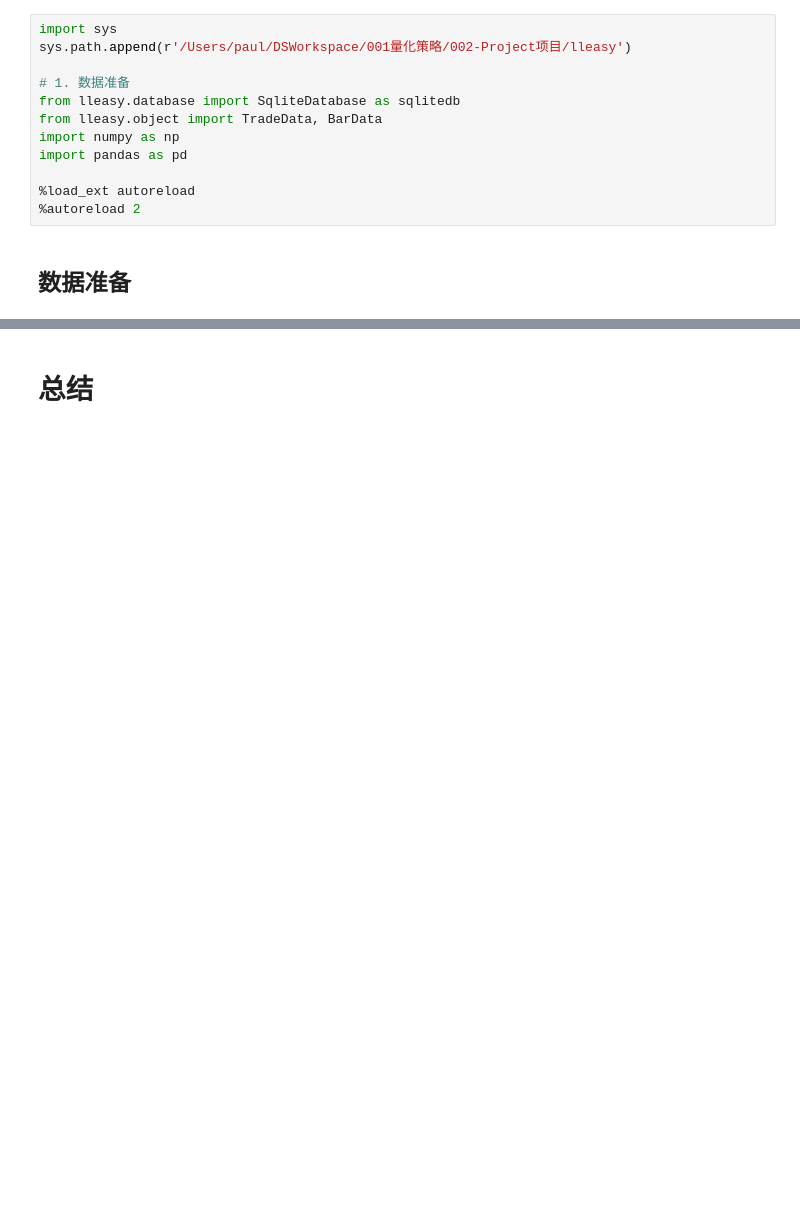
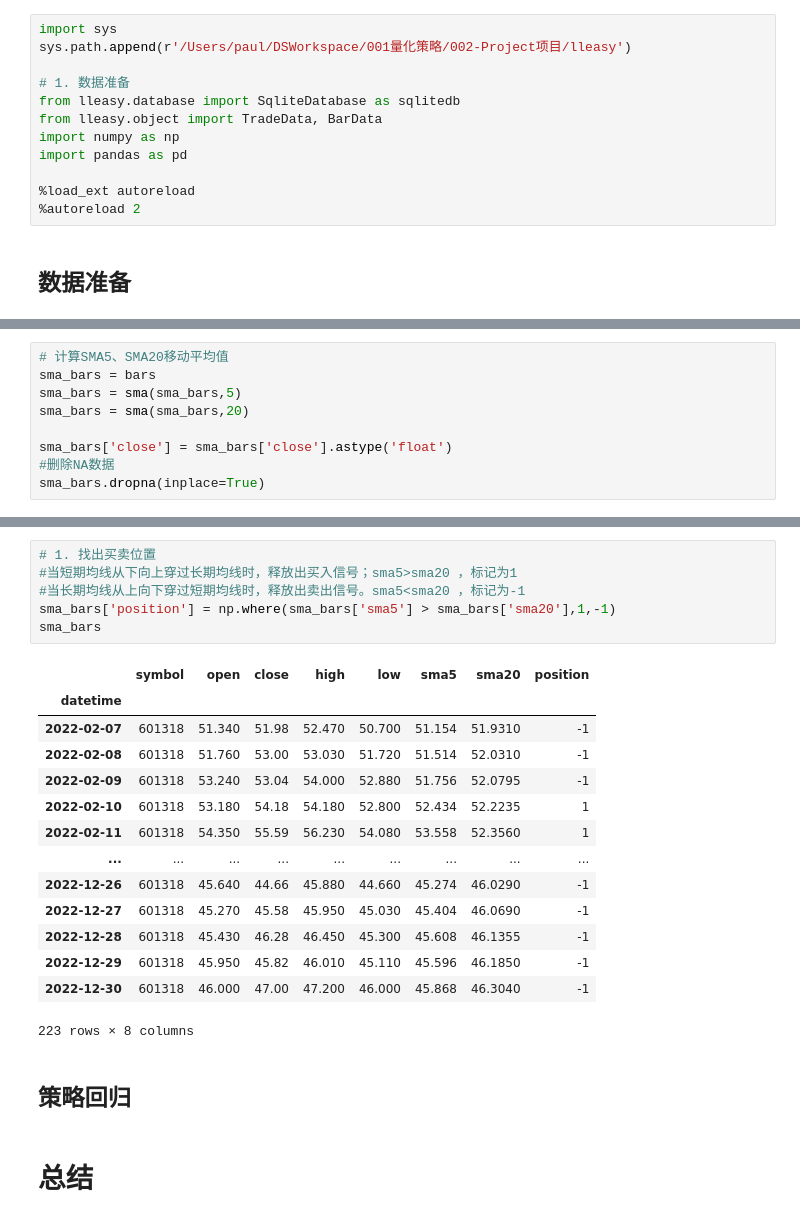
Before and after one commit to qq17908/lleasy, a Jupyter notebook: examples/02-MA-双均线策略.ipynb, the cells around one changed output, grey strips where cells are left out. Saved outputs shown, nothing was run; the diff lists cells and outputs as text; blank space fills up the shorter version.

```diff
--- a/examples/02-MA-双均线策略.ipynb
+++ b/examples/02-MA-双均线策略.ipynb
@@ -127,0 +129,9 @@ WHERE llbardata.symbol = ? AND llbardata.datetime >= ? AND llbardata.datetime <=
+# %%
+# 计算SMA5、SMA20移动平均值
+sma_bars = bars
+sma_bars = sma(sma_bars,5)
+sma_bars = sma(sma_bars,20)
+
+sma_bars['close'] = sma_bars['close'].astype('float')
+#删除NA数据
+sma_bars.dropna(inplace=True)
@@ -128,2 +172,25 @@ WHERE llbardata.symbol = ? AND llbardata.datetime >= ? AND llbardata.datetime <=
+# %%
+# 1. 找出买卖位置
+#当短期均线从下向上穿过长期均线时，释放出买入信号；sma5>sma20 ，标记为1
+#当长期均线从上向下穿过短期均线时，释放出卖出信号。sma5<sma20 ，标记为-1
+sma_bars['position'] = np.where(sma_bars['sma5'] > sma_bars['sma20'],1,-1)
+sma_bars
+# %% [output]
+|  | symbol | open | close | high | low | sma5 | sma20 | position |
+| datetime |  |  |  |  |  |  |  |  |
+| 2022-02-07 | 601318 | 51.340 | 51.98 | 52.470 | 50.700 | 51.154 | 51.9310 | -1 |
+| 2022-02-08 | 601318 | 51.760 | 53.00 | 53.030 | 51.720 | 51.514 | 52.0310 | -1 |
+| 2022-02-09 | 601318 | 53.240 | 53.04 | 54.000 | 52.880 | 51.756 | 52.0795 | -1 |
+| 2022-02-10 | 601318 | 53.180 | 54.18 | 54.180 | 52.800 | 52.434 | 52.2235 | 1 |
+| 2022-02-11 | 601318 | 54.350 | 55.59 | 56.230 | 54.080 | 53.558 | 52.3560 | 1 |
+| ... | ... | ... | ... | ... | ... | ... | ... | ... |
+| 2022-12-26 | 601318 | 45.640 | 44.66 | 45.880 | 44.660 | 45.274 | 46.0290 | -1 |
+| 2022-12-27 | 601318 | 45.270 | 45.58 | 45.950 | 45.030 | 45.404 | 46.0690 | -1 |
+| 2022-12-28 | 601318 | 45.430 | 46.28 | 46.450 | 45.300 | 45.608 | 46.1355 | -1 |
+| 2022-12-29 | 601318 | 45.950 | 45.82 | 46.010 | 45.110 | 45.596 | 46.1850 | -1 |
+| 2022-12-30 | 601318 | 46.000 | 47.00 | 47.200 | 46.000 | 45.868 | 46.3040 | -1 |
+223 rows × 8 columns
+# %% [markdown]
+## 策略回归
 # %% [markdown]
 # 总结
```
Also changed, not shown: parts of 6 cells of this notebook, 1 other file.
